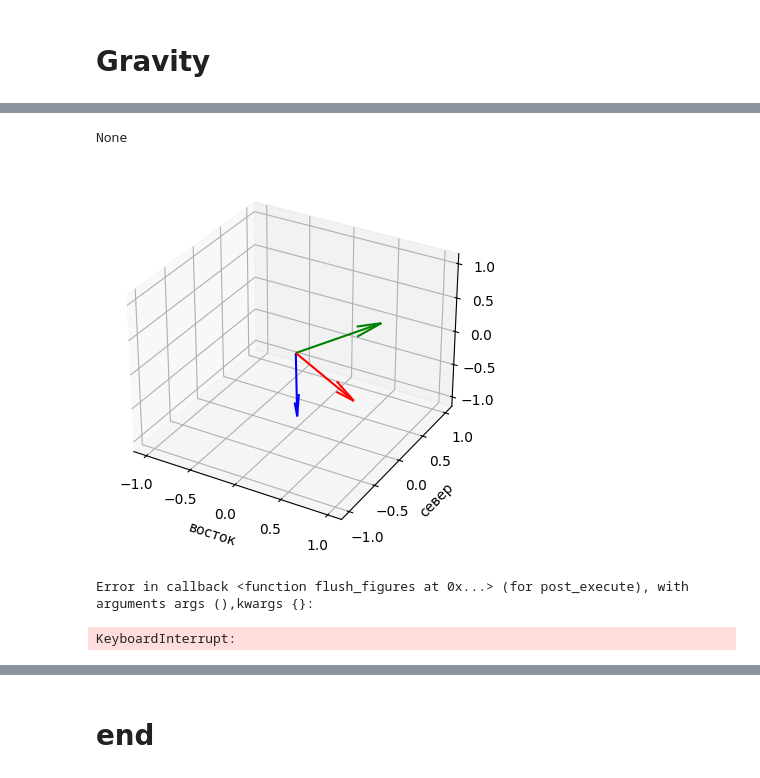
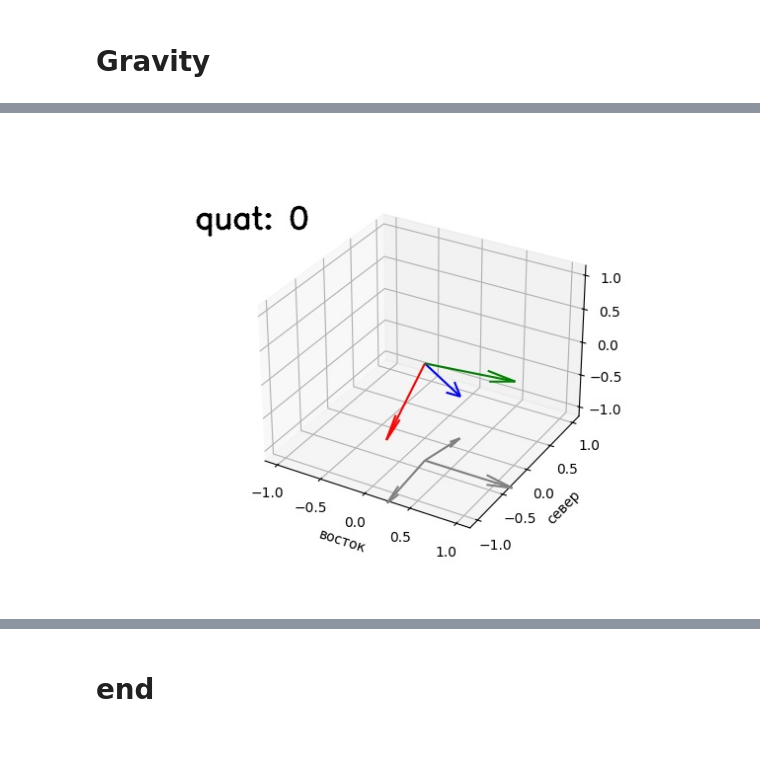
Before and after one commit to cbipok930/IMU-data-processing, a Jupyter notebook: Common.ipynb, the cells around one changed output, grey strips where cells are left out. Saved outputs shown, nothing was run; the diff lists cells and outputs as text; code cells hidden in the pictures; blank space fills up the shorter version.

```diff
--- a/Common.ipynb
+++ b/Common.ipynb
@@ -250,4 +208,5 @@ KeyboardInterrupt:
 # %%
+fig = plt.figure()
 display_handle=display(None, display_id=True)
 try:
     X = 640
@@ -266,46 +225,51 @@ try:
         vec_y = r.apply(vec_y)
         vec_z = r.apply(vec_z)
 
+        x_shadows = [[0, vec_x[1], vec_x[2]], [vec_x[0], 0, vec_x[2]], [vec_x[0], vec_x[1], 0]]
+
         image = np.ones((Y, X), dtype = np.uint8)
-        image.fill(255)
+        # image.fill(255)
         image = cv2.cvtColor(image,cv2.COLOR_GRAY2RGB)
 
-        fig = plt.figure()
+
         ax = fig.add_subplot(111, projection='3d')
 
+        ax.quiver(0, 0, -1.5, vec_x[0], vec_x[1], 0, color='gray')
+        ax.quiver(0, 0, -1.5, vec_y[0], vec_y[1], 0, color='gray')
+        ax.quiver(0, 0, -1.5, vec_z[0], vec_z[1], 0, color='gray')
 
         ax.quiver(0, 0, 0, vec_x[0], vec_x[1], vec_x[2], color='green')
         ax.quiver(0, 0, 0, vec_y[0], vec_y[1], vec_y[2], color='red')
         ax.quiver(0, 0, 0, vec_z[0], vec_z[1], vec_z[2], color='blue')
+
+
 
         ax.set_xlabel("восток")
         ax.set_ylabel("север")
 
 
         ax.set_xlim([-1.1, 1.1])
         ax.set_ylim([-1.1, 1.1])
         ax.set_zlim([-1.1, 1.1])
         fig.canvas.draw()
 
 
         data = np.frombuffer(fig.canvas.tostring_rgb(), dtype=np.uint8)
         data = data.reshape(fig.canvas.get_width_height()[::-1] + (3,))
         data = cv2.cvtColor(data,cv2.COLOR_RGB2BGR)
+        plt.clf()
 
         data = cv2.putText(data, f'quat: {int(heading)}', (100, 100), cv2.FONT_HERSHEY_SIMPLEX ,
                    1, (0, 0, 0) , 2, cv2.LINE_AA)
 
 
 
         _, data = cv2.imencode('.jpeg', data)
         display_handle.update(Image(data=data.tobytes()))
 
 except KeyboardInterrupt:
     display_handle.update(None)
     pass
 # %% [output]
-None
-[figure, old version]
+[figure, new version]
-Error in callback <function flush_figures at 0x...> (for post_execute), with arguments args (),kwargs {}:
-KeyboardInterrupt:
 # %%
```
Also changed, not shown: parts of 12 cells of this notebook.
